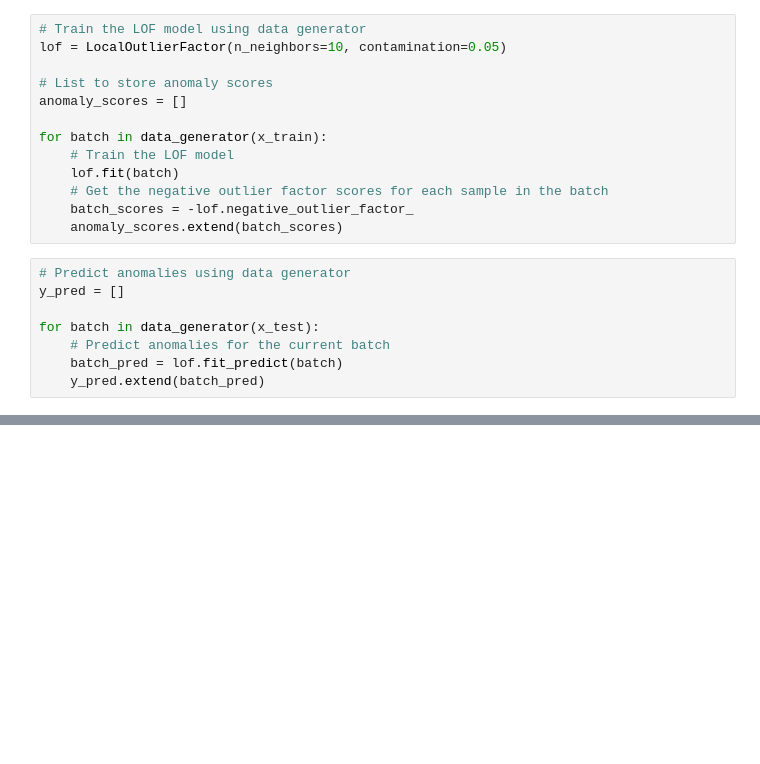
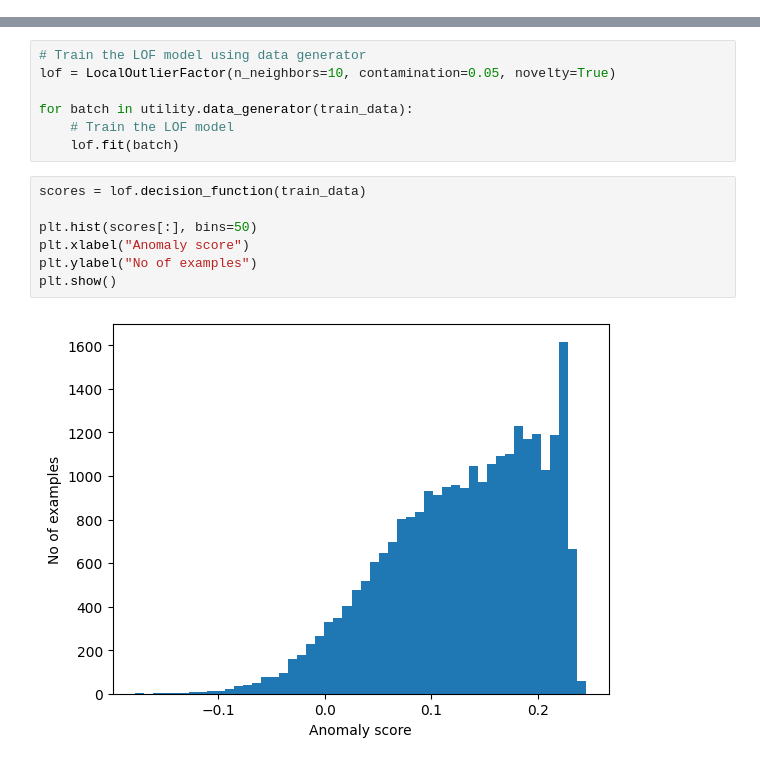
Before and after one commit to HeadBangZ/MasterThesis, a Jupyter notebook: quickdraw/lof/lof.ipynb, the cells around one changed output, grey strips where cells are left out. Cells and saved outputs as stored; diff of their text form; blank space fills up the shorter version.

```diff
--- a/quickdraw/lof/lof.ipynb
+++ b/quickdraw/lof/lof.ipynb
@@ -60,21 +0,0 @@ x_test = np.array(x_test).astype(np.float32) / 255
-# %%
-# Train the LOF model using data generator
-lof = LocalOutlierFactor(n_neighbors=10, contamination=0.05)
-
-# List to store anomaly scores
-anomaly_scores = []
-
-for batch in data_generator(x_train):
-    # Train the LOF model
-    lof.fit(batch)
-    # Get the negative outlier factor scores for each sample in the batch
-    batch_scores = -lof.negative_outlier_factor_
-    anomaly_scores.extend(batch_scores)
-# %%
-# Predict anomalies using data generator
-y_pred = []
-
-for batch in data_generator(x_test):
-    # Predict anomalies for the current batch
-    batch_pred = lof.fit_predict(batch)
-    y_pred.extend(batch_pred)
@@ -285,0 +45,16 @@ True Positives: 351
+# %%
+# Train the LOF model using data generator
+lof = LocalOutlierFactor(n_neighbors=10, contamination=0.05, novelty=True)
+
+for batch in utility.data_generator(train_data):
+    # Train the LOF model
+    lof.fit(batch)
+# %%
+scores = lof.decision_function(train_data)
+
+plt.hist(scores[:], bins=50)
+plt.xlabel("Anomaly score")
+plt.ylabel("No of examples")
+plt.show()
+# %% [output]
+[figure, added]
```
Also changed, not shown: parts of 44 cells of this notebook, 21 other files.
